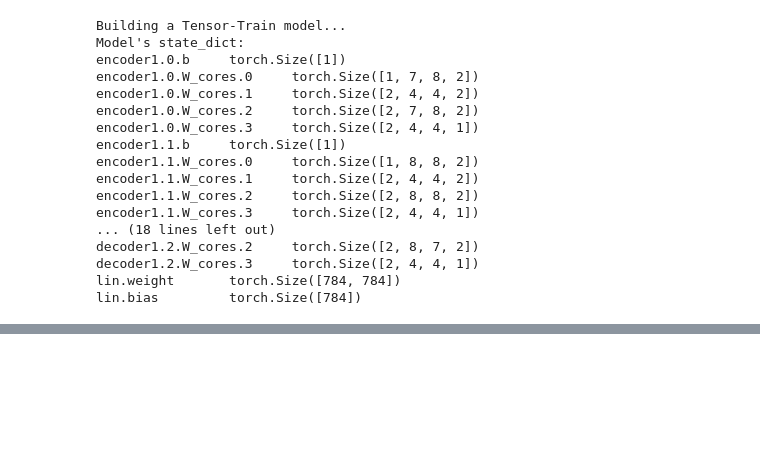
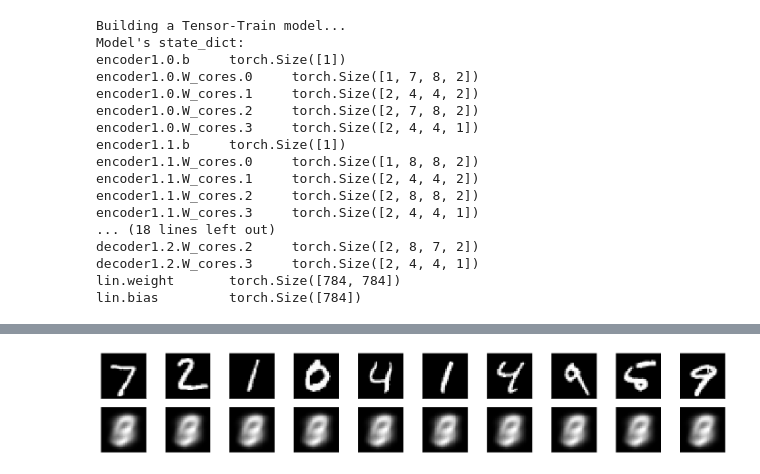
Before and after one commit to jqi41/Pytorch-Tensor-Train-Network, a Jupyter notebook: image/Demo_Book.ipynb, the cells around one changed output, grey strips where cells are left out. Saved outputs shown, nothing was run; the diff lists cells and outputs as text; code cells hidden in the pictures; blank space fills up the shorter version.

```diff
--- a/image/Demo_Book.ipynb
+++ b/image/Demo_Book.ipynb
@@ -179,0 +312,13 @@ DNN AE Results
+# %%
+
+model_ttVAE = tt_VAE(hidden_tensors, input_tensor, 10, tt_rank).cuda()
+
+def loss_function(recon_x, x, mu, log_var):
+    BCE = F.binary_cross_entropy(recon_x, x.view(-1, 784), reduction='sum')
+    KLD = -0.5 * torch.sum(1 + log_var - mu.pow(2) - log_var.exp())
+    return BCE + KLD
+
+# specify loss function
+optimizer = torch.optim.Adam(model_ttVAE.parameters(), lr=0.001)
+
+model_ttVAE, _ = train_ae(model_ttVAE, 2, loss_function, optimizer, use_Var = True)
@@ -179,0 +331,25 @@ DNN AE Results
+# %%
+dataiter = iter(test_loader)
+images, labels = dataiter.next()
+#     print(model.model_name)
+images_flatten = images.view(images.size(0), -1)
+output, mu, log_var = model_ttVAE(images_flatten.to(device))
+# prep images for display
+images = images.numpy()
+# output is resized into a batch of images
+output = output.view(output.shape[0], 1, 28, 28)
+# use detach when it's an output that requires_grad
+output = output.cpu().detach().numpy()
+
+
+# plot the first ten input images and then reconstructed images
+fig, axes = plt.subplots(nrows=2, ncols=10, sharex=True, sharey=True, figsize=(25,4))
+
+# input images on top row, reconstructions on bottom
+for images, row in zip([images, output], axes):
+    for img, ax in zip(images, row):
+        ax.imshow(np.squeeze(img), cmap='gray')
+        ax.get_xaxis().set_visible(False)
+        ax.get_yaxis().set_visible(False)
+# %% [output]
+[figure, added]
```
Also changed, not shown: parts of 11 cells of this notebook, 13 other files.
